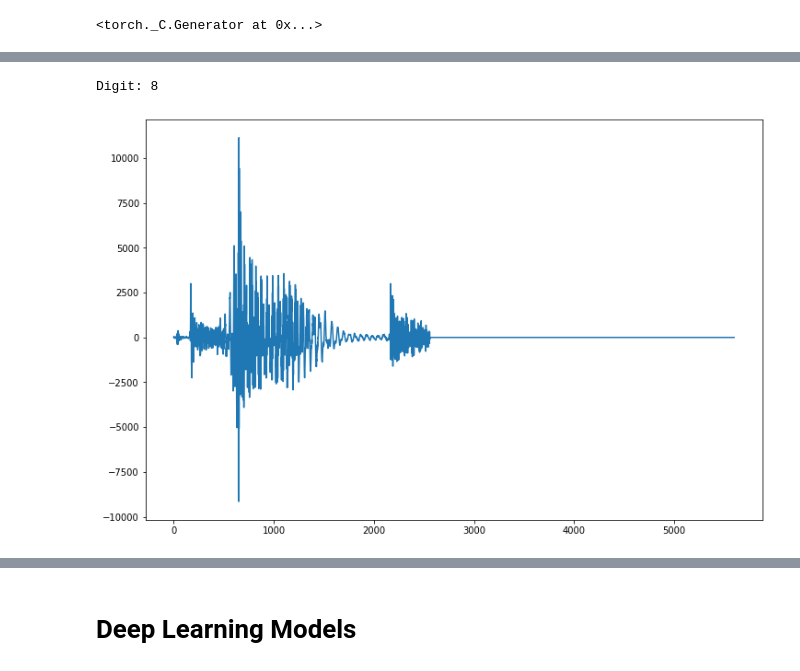
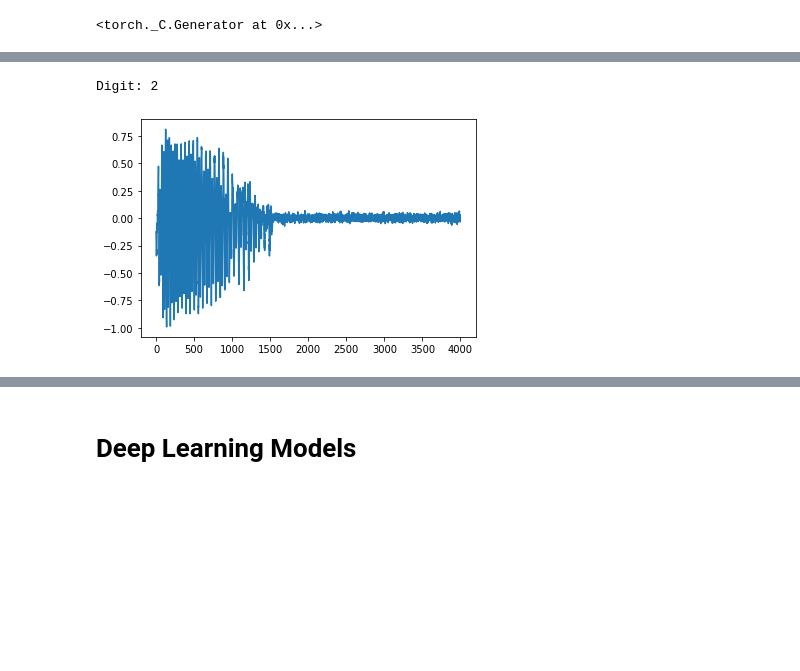
Before and after one commit to Ali-Sab/aps360_project, a Jupyter notebook: APS360_Project.ipynb, the cells around one changed output, grey strips where cells are left out. Drawn from its saved outputs; the diff is of its cells as text; code cells hidden in the pictures; blank space fills up the shorter version.

```diff
--- a/APS360_Project.ipynb
+++ b/APS360_Project.ipynb
@@ -105,7 +70,7 @@ X = []
 y = []
 
 # load team recordings
-dir = './team_recordings/all'
+dir = './team_recordings/filtered' #change to /all for all
 files = listdir(dir)
 rate1 = load_files(files, X, y)
 
@@ -138,12 +103,14 @@ print(np.percentile(lengths, 95))
 # %%
-def remove_silence(sample, sr= 8000, top_db = 10):
+def remove_silence(sample, sr= 8000, top_db = 5):
     """This function removes trailing and leading silence periods of audio signals.
     """
     y = np.array(sample, dtype = np.float64)
+    #y = librosa.util.normalize(y)
     # Trim the beginning and ending silence
     yt, _ = trim(y, top_db= top_db)
     return yt
 X_tr = [remove_silence(x) for x in X]
 
-show_length_distribution(X_tr);
+lengths = show_length_distribution(X_tr);
+print(np.percentile(lengths, 99))
 # %% [output]
@@ -151,7 +119,7 @@ show_length_distribution(X_tr);
 # %%
 # pad all clips to same length
 
-N = int(rate * 0.7)
+N = int(rate * 0.5)
 X_uniform = []
 for x in X_tr:
     if len(x) < N:
@@ -161,14 +129,16 @@ for x in X_tr:
 # %%
 # playback some audio clips
 
-index = 50
+index = 120
 print("Digit: {}".format(y[index]))
-plt.plot(X_uniform[index])
+norm = librosa.util.normalize(X_uniform[index])
+norm += np.random.normal(0, 0.02, 4000)
+plt.plot(norm)
 plt.show()
-ipd.Audio(X_uniform[index], rate=8000)
+ipd.Audio(norm, rate=8000)
 # %% [output]
-Digit: 8
+Digit: 2
-[figure, old version]
+[figure, new version]
 [interactive output not drawn]
 # %%
 from librosa import display
```
Also changed, not shown: parts of 22 cells of this notebook.
